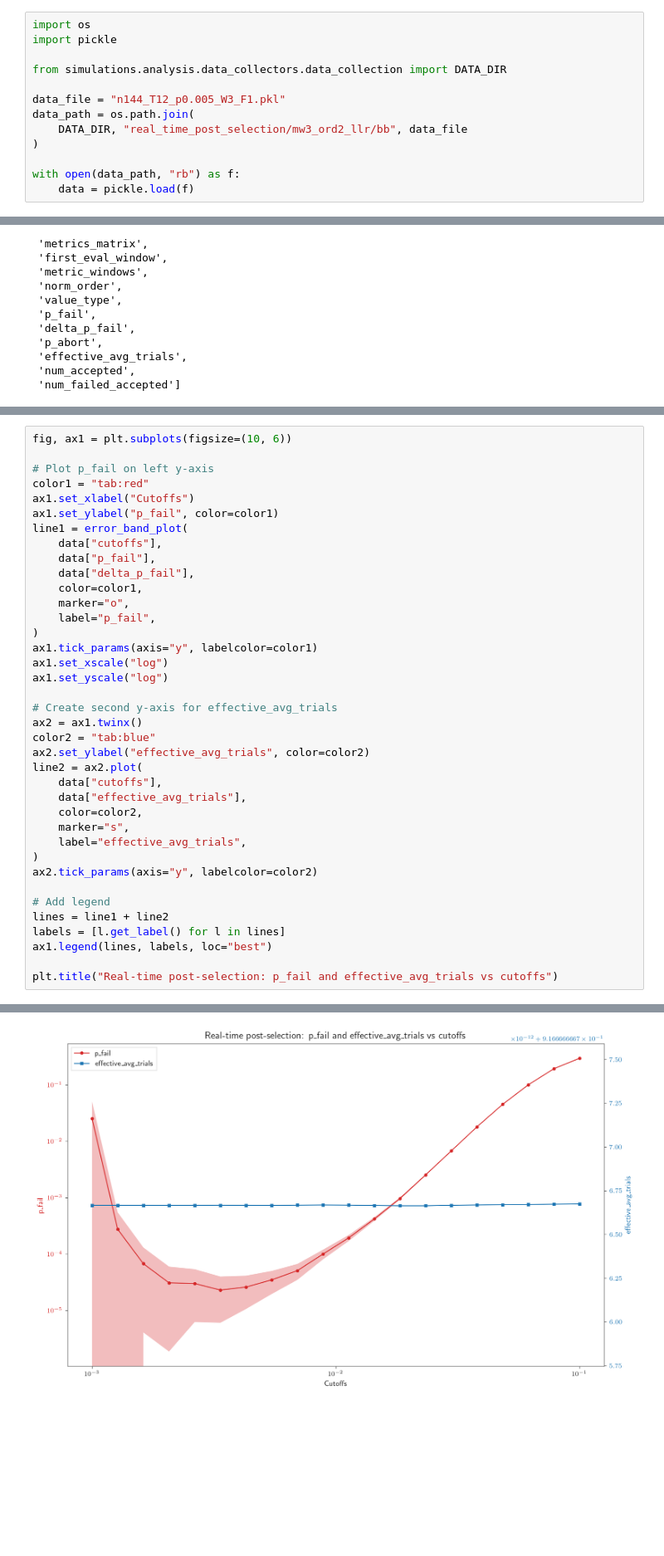
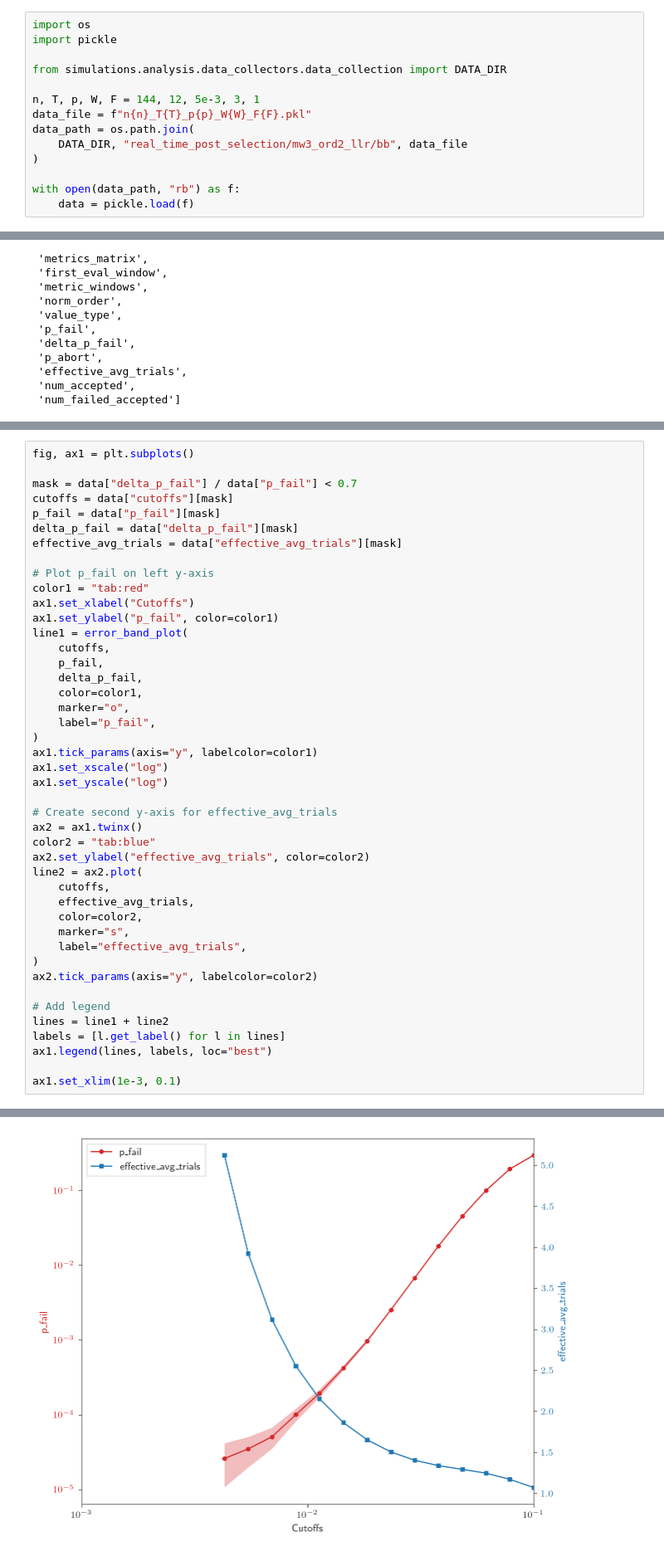
Before and after one commit to seokhyung-lee/ldpc-post-selection, a Jupyter notebook: simulations/analysis/notebooks/sliding_window_analysis.ipynb, the cells around one changed output, grey strips where cells are left out. Shown at 83% size. Cells and saved outputs as stored; diff of their text form; blank space fills up the shorter version.

```diff
--- a/simulations/analysis/notebooks/sliding_window_analysis.ipynb
+++ b/simulations/analysis/notebooks/sliding_window_analysis.ipynb
@@ -298,7 +298,8 @@ import pickle
 
 from simulations.analysis.data_collectors.data_collection import DATA_DIR
 
-data_file = "n144_T12_p0.005_W3_F1.pkl"
+n, T, p, W, F = 144, 12, 5e-3, 3, 1
+data_file = f"n{n}_T{T}_p{p}_W{W}_F{F}.pkl"
 data_path = os.path.join(
     DATA_DIR, "real_time_post_selection/mw3_ord2_llr/bb", data_file
 )
@@ -333,14 +327,20 @@ array([0.91666667, 0.91666667, 0.91666667, 0.91666667, 0.91666667,
 # %%
-fig, ax1 = plt.subplots(figsize=(10, 6))
+fig, ax1 = plt.subplots()
+
+mask = data["delta_p_fail"] / data["p_fail"] < 0.7
+cutoffs = data["cutoffs"][mask]
+p_fail = data["p_fail"][mask]
+delta_p_fail = data["delta_p_fail"][mask]
+effective_avg_trials = data["effective_avg_trials"][mask]
 
 # Plot p_fail on left y-axis
 color1 = "tab:red"
 ax1.set_xlabel("Cutoffs")
 ax1.set_ylabel("p_fail", color=color1)
 line1 = error_band_plot(
-    data["cutoffs"],
-    data["p_fail"],
-    data["delta_p_fail"],
+    cutoffs,
+    p_fail,
+    delta_p_fail,
     color=color1,
     marker="o",
     label="p_fail",
@@ -354,8 +354,8 @@ ax2 = ax1.twinx()
 color2 = "tab:blue"
 ax2.set_ylabel("effective_avg_trials", color=color2)
 line2 = ax2.plot(
-    data["cutoffs"],
-    data["effective_avg_trials"],
+    cutoffs,
+    effective_avg_trials,
     color=color2,
     marker="s",
     label="effective_avg_trials",
@@ -367,5 +367,5 @@ lines = line1 + line2
 labels = [l.get_label() for l in lines]
 ax1.legend(lines, labels, loc="best")
 
-plt.title("Real-time post-selection: p_fail and effective_avg_trials vs cutoffs")
+ax1.set_xlim(1e-3, 0.1)
 # %% [output]
@@ -373 +373 @@ Text(0.5, 1.0, 'Real-time post-selection: p_fail and effective_avg_trials vs cut
-[figure, old version]
+[figure, new version]
```
Also changed, not shown: parts of 6 cells of this notebook, 1 other file.
